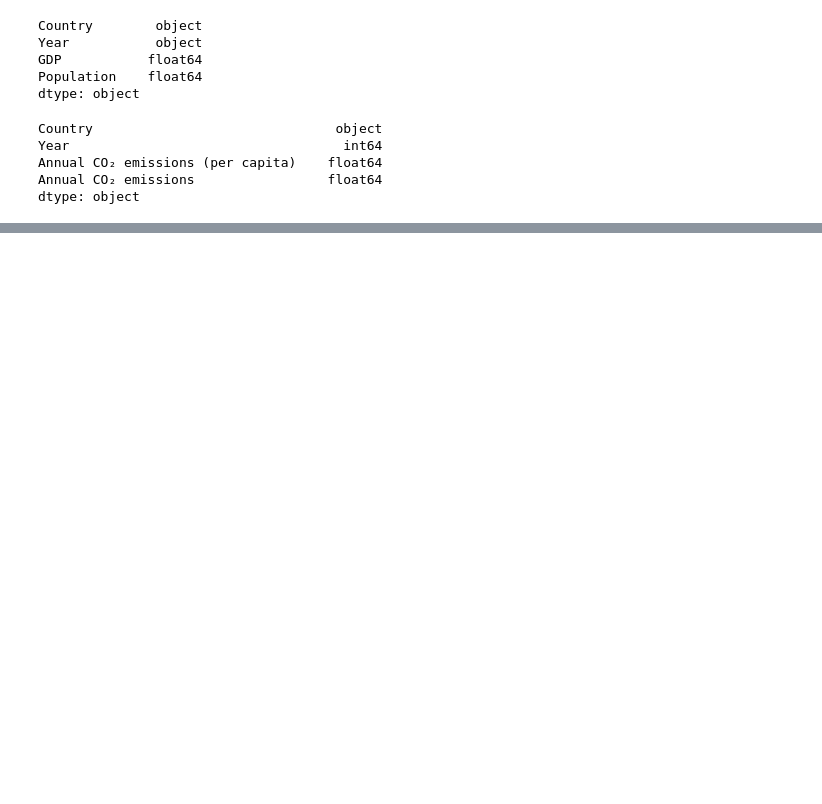
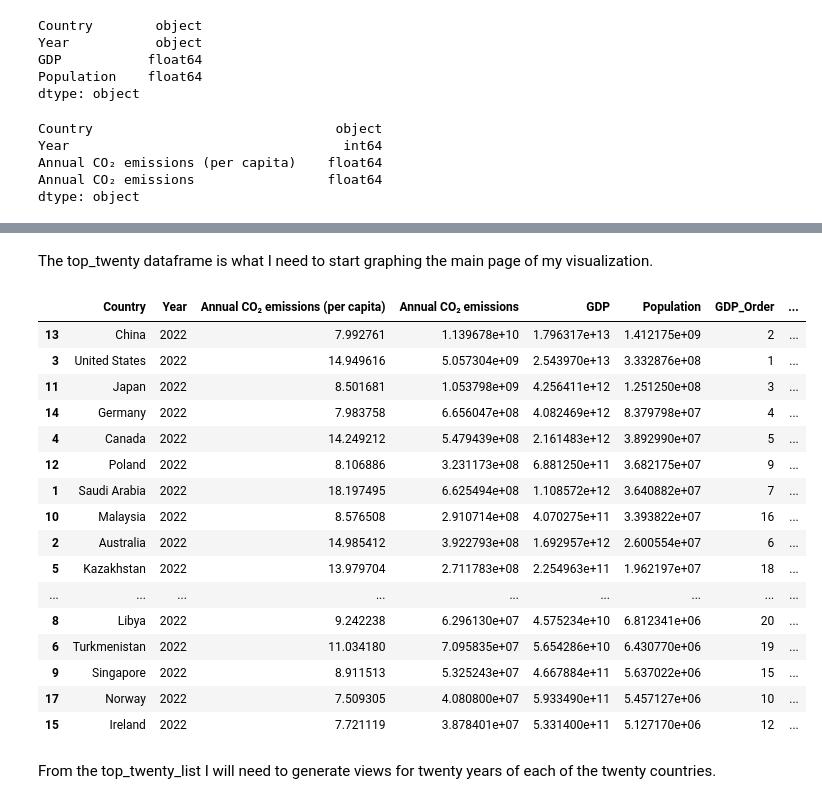
Before and after one commit to LydiaStoneKonstanski/PerCapitaCO2Emissions_data_visualization, a Jupyter notebook: data/co2dataframes.ipynb, the cells around one changed output, grey strips where cells are left out. Drawn from its saved outputs; the diff is of its cells as text; code cells hidden in the pictures; blank space fills up the shorter version.

Commit message:
Top_twenty formatted and some questions solved about radar graph files.

```diff
--- a/data/co2dataframes.ipynb
+++ b/data/co2dataframes.ipynb
@@ -175,0 +160,32 @@ l = [for i in 'Country', row in capita if [i] == "Country" && if "Year" >= 2003]
+# %%
+top_twenty= top_twenty.sort_values(by='GDP', ascending = False)
+# %%
+top_twenty['GDP_Order'] = range(1, len(top_twenty)+1)
+# %%
+top_twenty= top_twenty.sort_values(by='Population', ascending = False)
+# %%
+top_twenty['Population_Order'] = range(1, len(top_twenty)+1)
+# %% [markdown]
+The top_twenty dataframe is what I need to start graphing the main page of my visualization.
+# %%
+top_twenty.head(20)
+# %% [output]
+|  | Country | Year | Annual CO₂ emissions (per capita) | Annual CO₂ emissions | GDP | Population | GDP_Order | ... |
+| 13 | China | 2022 | 7.992761 | 1.139678e+10 | 1.796317e+13 | 1.412175e+09 | 2 | ... |
+| 3 | United States | 2022 | 14.949616 | 5.057304e+09 | 2.543970e+13 | 3.332876e+08 | 1 | ... |
+| 11 | Japan | 2022 | 8.501681 | 1.053798e+09 | 4.256411e+12 | 1.251250e+08 | 3 | ... |
+| 14 | Germany | 2022 | 7.983758 | 6.656047e+08 | 4.082469e+12 | 8.379798e+07 | 4 | ... |
+| 4 | Canada | 2022 | 14.249212 | 5.479439e+08 | 2.161483e+12 | 3.892990e+07 | 5 | ... |
+| 12 | Poland | 2022 | 8.106886 | 3.231173e+08 | 6.881250e+11 | 3.682175e+07 | 9 | ... |
+| 1 | Saudi Arabia | 2022 | 18.197495 | 6.625494e+08 | 1.108572e+12 | 3.640882e+07 | 7 | ... |
+| 10 | Malaysia | 2022 | 8.576508 | 2.910714e+08 | 4.070275e+11 | 3.393822e+07 | 16 | ... |
+| 2 | Australia | 2022 | 14.985412 | 3.922793e+08 | 1.692957e+12 | 2.600554e+07 | 6 | ... |
+| 5 | Kazakhstan | 2022 | 13.979704 | 2.711783e+08 | 2.254963e+11 | 1.962197e+07 | 18 | ... |
+| ... | ... | ... | ... | ... | ... | ... | ... | ... |
+| 8 | Libya | 2022 | 9.242238 | 6.296130e+07 | 4.575234e+10 | 6.812341e+06 | 20 | ... |
+| 6 | Turkmenistan | 2022 | 11.034180 | 7.095835e+07 | 5.654286e+10 | 6.430770e+06 | 19 | ... |
+| 9 | Singapore | 2022 | 8.911513 | 5.325243e+07 | 4.667884e+11 | 5.637022e+06 | 15 | ... |
+| 17 | Norway | 2022 | 7.509305 | 4.080800e+07 | 5.933490e+11 | 5.457127e+06 | 10 | ... |
+| 15 | Ireland | 2022 | 7.721119 | 3.878401e+07 | 5.331400e+11 | 5.127170e+06 | 12 | ... |
+# %% [markdown]
+From the top_twenty_list I will need to generate views for twenty years of each of the twenty countries.
```
Also changed, not shown: parts of 19 cells of this notebook.
